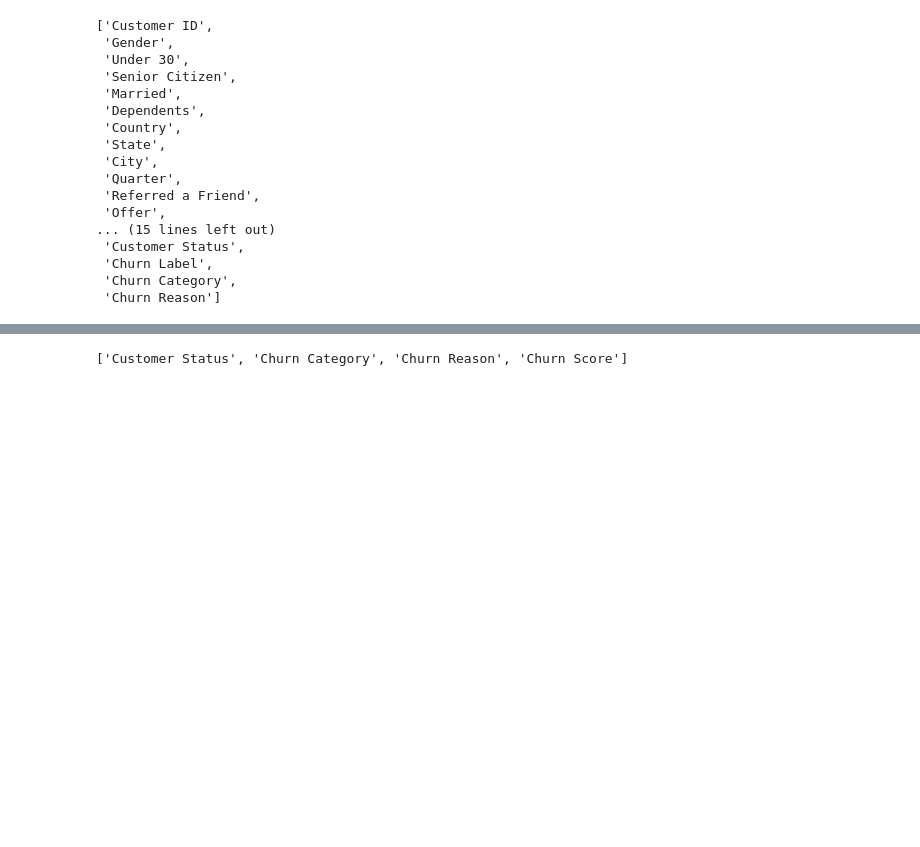
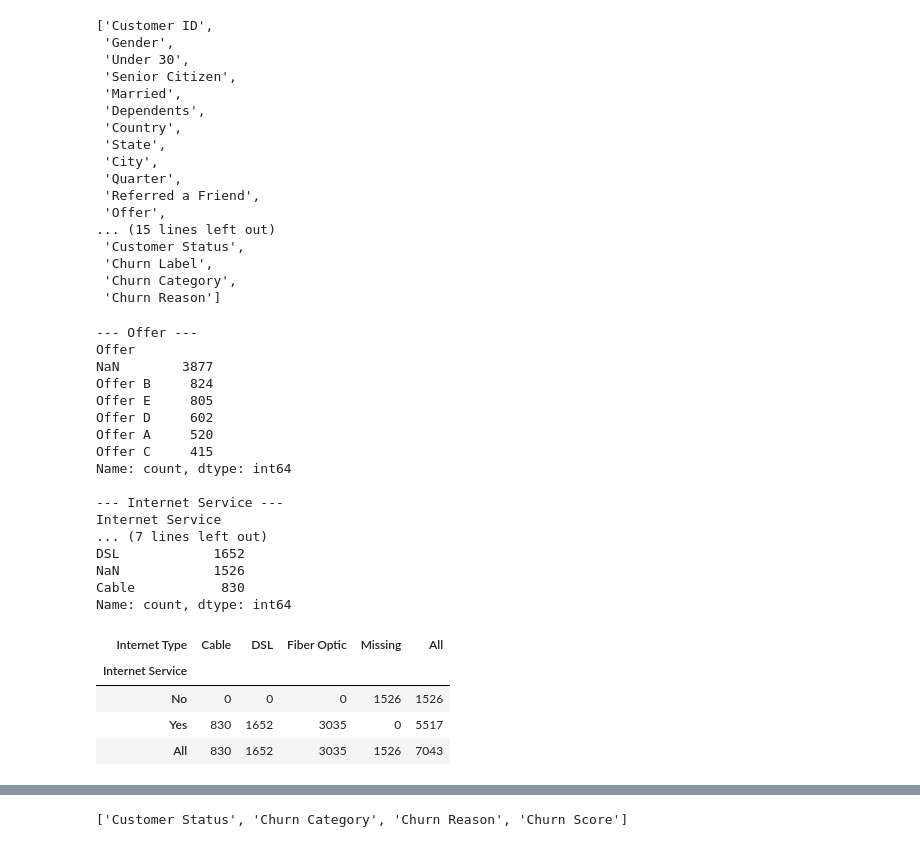
Before and after one commit to GulsaraMirzayeva/telco-churn-capstone, a Jupyter notebook: notebooks/04_preprocessing_and_feature_decisions.ipynb, the cells around one changed output, grey strips where cells are left out. Saved outputs shown, nothing was run; the diff lists cells and outputs as text; code cells hidden in the pictures; blank space fills up the shorter version.

```diff
--- a/notebooks/04_preprocessing_and_feature_decisions.ipynb
+++ b/notebooks/04_preprocessing_and_feature_decisions.ipynb
@@ -125,3 +124,42 @@ object_cols
 # %%
 model_df[object_cols] = model_df[object_cols].replace("None", np.nan)
 model_df[object_cols] = model_df[object_cols].replace(r"^\s*$", np.nan, regex=True)
+# %%
+review_semantic_cols = ["Offer", "Internet Service", "Internet Type"]
+
+for col in review_semantic_cols:
+    if col in model_df.columns:
+        print(f"\n--- {col} ---")
+        print(model_df[col].value_counts(dropna=False))
+
+if {"Internet Service", "Internet Type"}.issubset(model_df.columns):
+    display(
+        pd.crosstab(
+            model_df["Internet Service"].fillna("Missing"),
+            model_df["Internet Type"].fillna("Missing"),
+            margins=True
+        )
+    )
+# %% [output]
+--- Offer ---
+Offer
+NaN        3877
+Offer B     824
+Offer E     805
+Offer D     602
+Offer A     520
+Offer C     415
+Name: count, dtype: int64
+
+--- Internet Service ---
+Internet Service
+... (7 lines left out)
+DSL            1652
+NaN            1526
+Cable           830
+Name: count, dtype: int64
+| Internet Type | Cable | DSL | Fiber Optic | Missing | All |
+| Internet Service |  |  |  |  |  |
+| No | 0 | 0 | 0 | 1526 | 1526 |
+| Yes | 830 | 1652 | 3035 | 0 | 5517 |
+| All | 830 | 1652 | 3035 | 1526 | 7043 |
```
Also changed, not shown: parts of 27 cells of this notebook, 1 other file.
